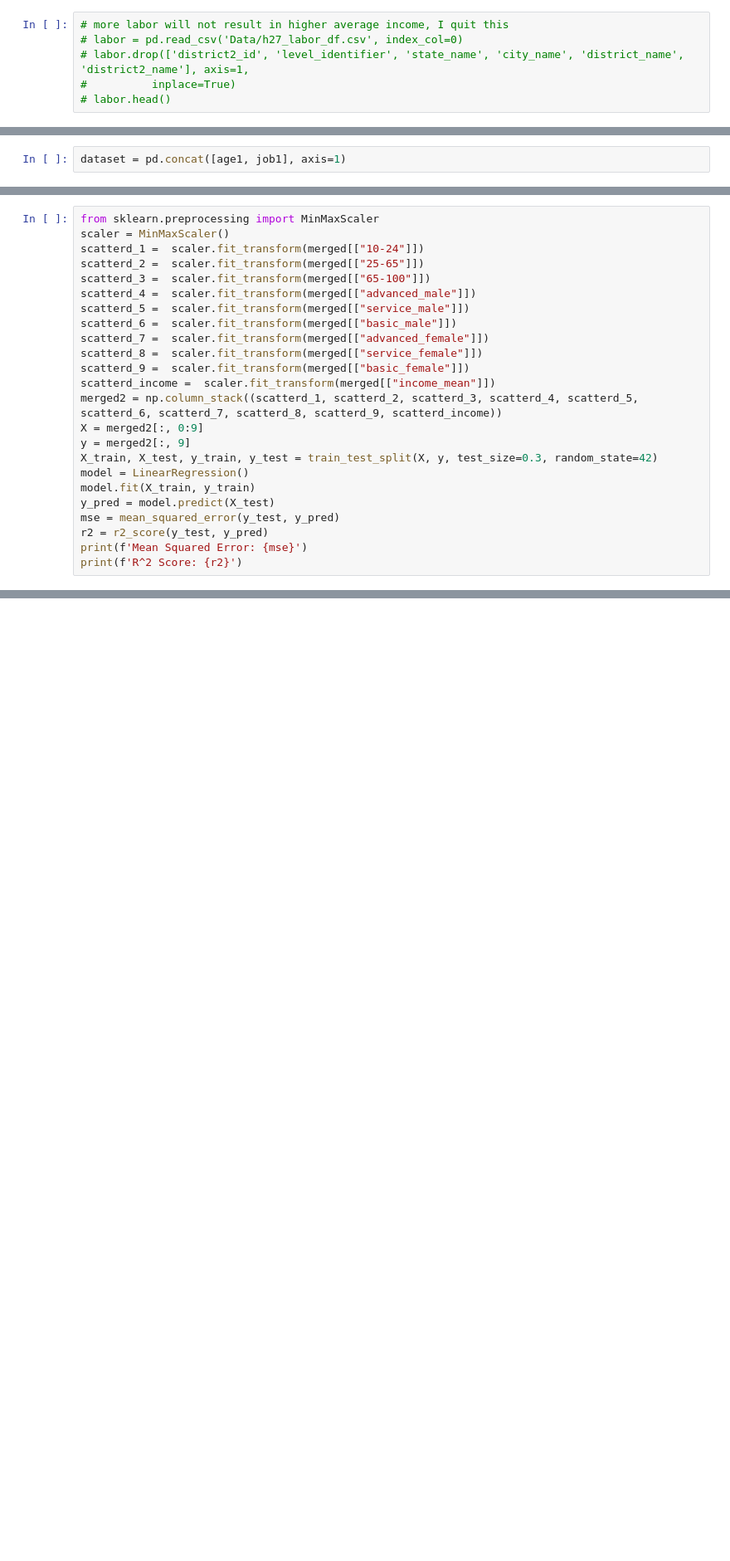
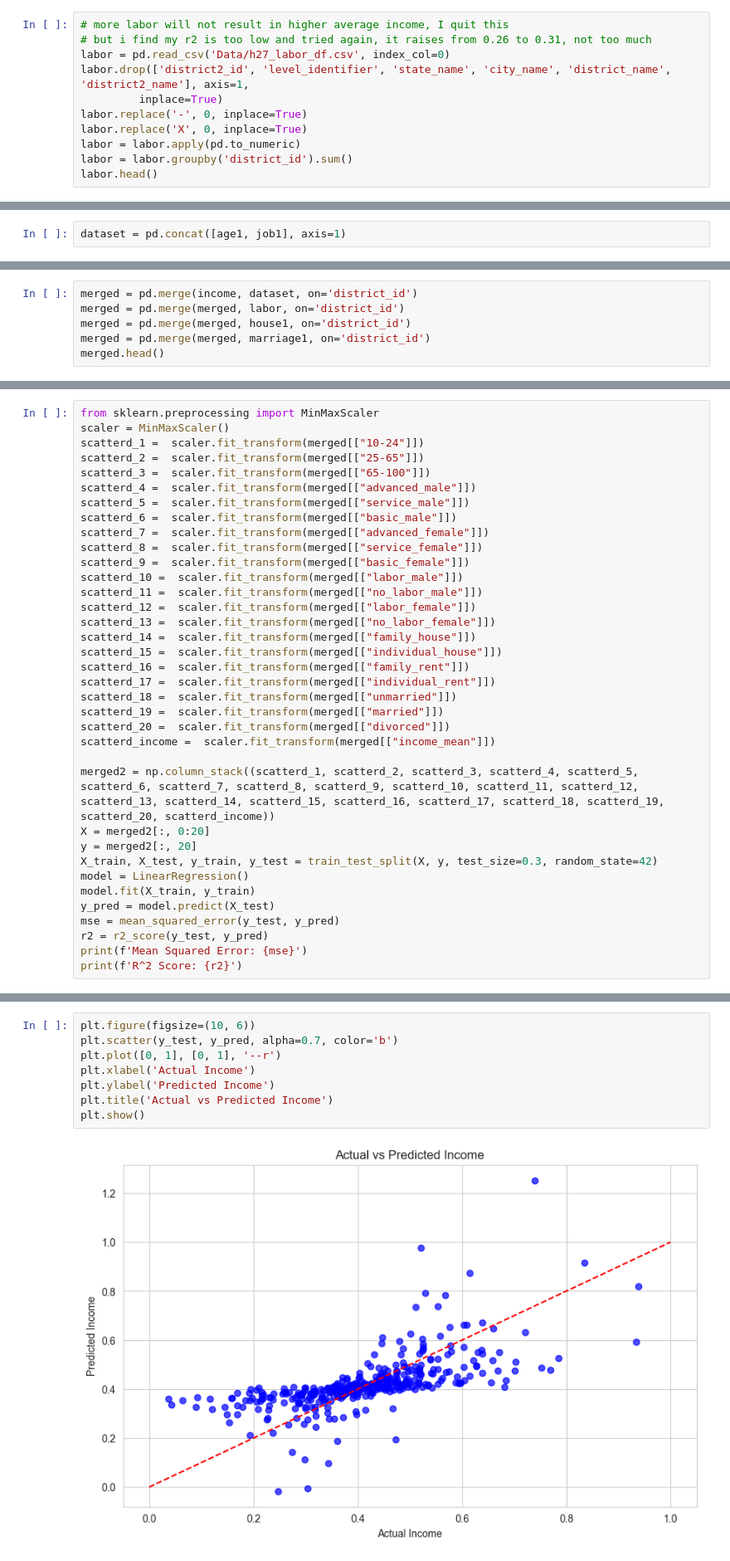
Before and after one commit to lvzeyu/chss_2024_assignment, a Jupyter notebook: 最終課題/income_predicion_peiqiheng.ipynb, the cells around one changed output, grey strips where cells are left out. Shown at 83% size. Saved outputs shown, nothing was run; the diff lists cells and outputs as text; blank space fills up the shorter version.

```diff
--- a/最終課題/income_predicion_peiqiheng.ipynb
+++ b/最終課題/income_predicion_peiqiheng.ipynb
@@ -37,6 +69,11 @@ from sklearn.metrics import mean_squared_error, r2_score
 # %%
 # more labor will not result in higher average income, I quit this
-# labor = pd.read_csv('Data/h27_labor_df.csv', index_col=0)
-# labor.drop(['district2_id', 'level_identifier', 'state_name', 'city_name', 'district_name', 'district2_name'], axis=1,
-#          inplace=True)
-# labor.head()
+# but i find my r2 is too low and tried again, it raises from 0.26 to 0.31, not too much
+labor = pd.read_csv('Data/h27_labor_df.csv', index_col=0)
+labor.drop(['district2_id', 'level_identifier', 'state_name', 'city_name', 'district_name', 'district2_name'], axis=1,
+         inplace=True)
+labor.replace('-', 0, inplace=True)
+labor.replace('X', 0, inplace=True)
+labor = labor.apply(pd.to_numeric)
+labor = labor.groupby('district_id').sum()
+labor.head()
@@ -148,0 +190,6 @@ district_id
+# %%
+merged = pd.merge(income, dataset, on='district_id')
+merged = pd.merge(merged, labor, on='district_id')
+merged = pd.merge(merged, house1, on='district_id')
+merged = pd.merge(merged, marriage1, on='district_id')
+merged.head()
@@ -158,10 +214,22 @@ scatterd_6 =  scaler.fit_transform(merged[["basic_male"]])
 scatterd_7 =  scaler.fit_transform(merged[["advanced_female"]])
 scatterd_8 =  scaler.fit_transform(merged[["service_female"]])
 scatterd_9 =  scaler.fit_transform(merged[["basic_female"]])
+scatterd_10 =  scaler.fit_transform(merged[["labor_male"]])
+scatterd_11 =  scaler.fit_transform(merged[["no_labor_male"]])
+scatterd_12 =  scaler.fit_transform(merged[["labor_female"]])
+scatterd_13 =  scaler.fit_transform(merged[["no_labor_female"]])
+scatterd_14 =  scaler.fit_transform(merged[["family_house"]])
+scatterd_15 =  scaler.fit_transform(merged[["individual_house"]])
+scatterd_16 =  scaler.fit_transform(merged[["family_rent"]])
+scatterd_17 =  scaler.fit_transform(merged[["individual_rent"]])
+scatterd_18 =  scaler.fit_transform(merged[["unmarried"]])
+scatterd_19 =  scaler.fit_transform(merged[["married"]])
+scatterd_20 =  scaler.fit_transform(merged[["divorced"]])
 scatterd_income =  scaler.fit_transform(merged[["income_mean"]])
-merged2 = np.column_stack((scatterd_1, scatterd_2, scatterd_3, scatterd_4, scatterd_5, scatterd_6, scatterd_7, scatterd_8, scatterd_9, scatterd_income))
-X = merged2[:, 0:9]
-y = merged2[:, 9]
+
+merged2 = np.column_stack((scatterd_1, scatterd_2, scatterd_3, scatterd_4, scatterd_5, scatterd_6, scatterd_7, scatterd_8, scatterd_9, scatterd_10, scatterd_11, scatterd_12, scatterd_13, scatterd_14, scatterd_15, scatterd_16, scatterd_17, scatterd_18, scatterd_19, scatterd_20, scatterd_income))
+X = merged2[:, 0:20]
+y = merged2[:, 20]
 X_train, X_test, y_train, y_test = train_test_split(X, y, test_size=0.3, random_state=42)
 model = LinearRegression()
 model.fit(X_train, y_train)
@@ -175,0 +244,10 @@ R^2 Score: 0.25922237907298584
+# %%
+plt.figure(figsize=(10, 6))
+plt.scatter(y_test, y_pred, alpha=0.7, color='b')
+plt.plot([0, 1], [0, 1], '--r')
+plt.xlabel('Actual Income')
+plt.ylabel('Predicted Income')
+plt.title('Actual vs Predicted Income')
+plt.show()
+# %% [output]
+[figure, added]
```
Also changed, not shown: parts of 15 cells of this notebook.
